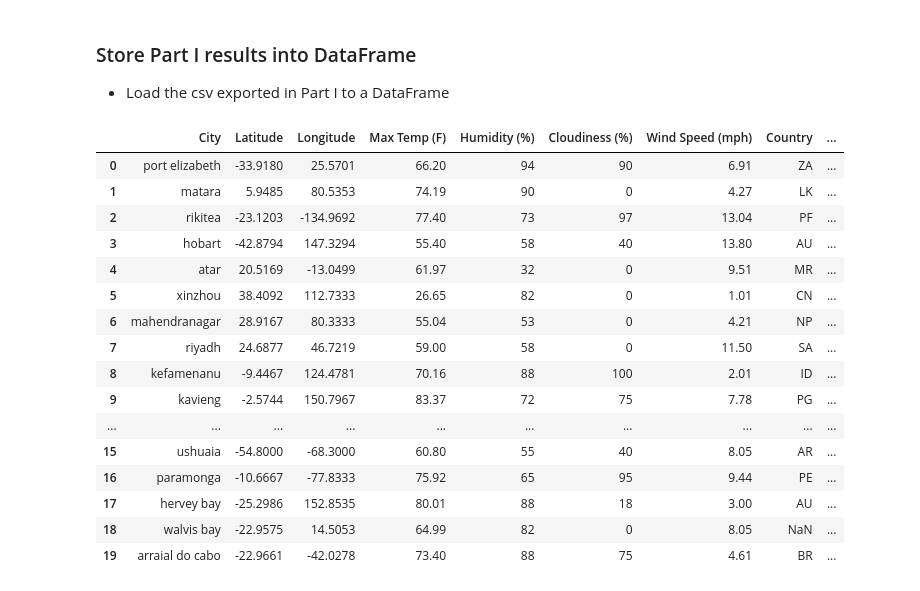
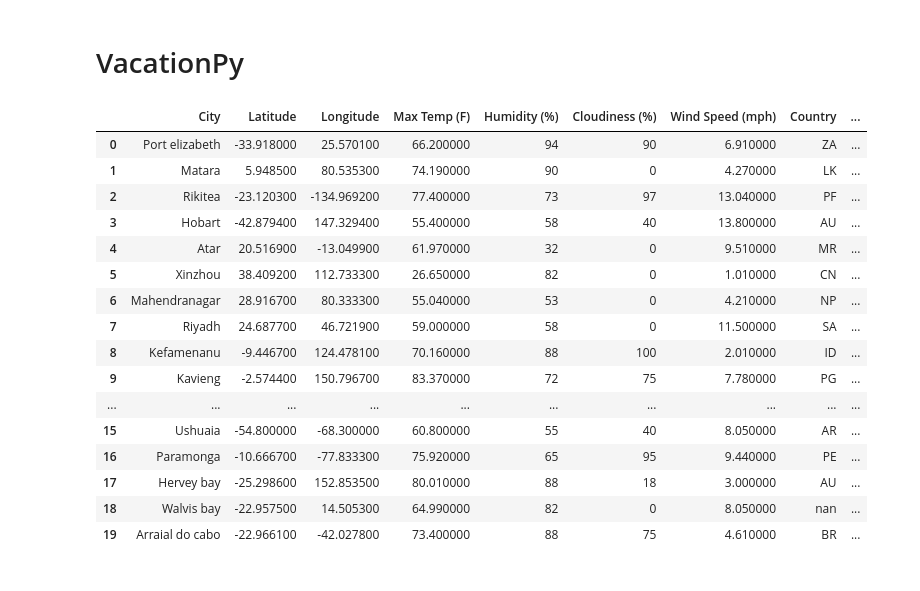
Before and after one commit to gucaselo/python-api, a Jupyter notebook: VacationPy/VacationPy.ipynb, the cells around one changed output. Cells and saved outputs as stored; diff of their text form; code cells hidden in the pictures.

```diff
--- a/VacationPy/VacationPy.ipynb
+++ b/VacationPy/VacationPy.ipynb
@@ -9,3 +1,5 @@
+# %% [markdown]
+# VacationPy
 # %%
 # Dependencies and Setup
 import matplotlib.pyplot as plt
@@ -21,27 +15,32 @@ from api_keys import g_key
 
 # Configure gmaps
 gmaps.configure(api_key=g_key)
-# %% [markdown]
-### Store Part I results into DataFrame
-* Load the csv exported in Part I to a DataFrame
+# %%
+#Align text to the left
+def left_align(df):
+    left_aligned_df = df.style.set_properties(**{'text-align': 'left'}).set_table_styles(
+        [ dict(selector='th', props=[('text-align', 'left')] ) ])
+
+    return left_aligned_df
 # %%
+#Import csv from WeatherPy and create a Data Frame
 weatherpy_df = pd.read_csv('../output_data/cities.csv')
-weatherpy_df.head(20)
+left_align(weatherpy_df.head(20))
 # %% [output]
 |  | City | Latitude | Longitude | Max Temp (F) | Humidity (%) | Cloudiness (%) | Wind Speed (mph) | Country | ... |
-| 0 | port elizabeth | -33.9180 | 25.5701 | 66.20 | 94 | 90 | 6.91 | ZA | ... |
-| 1 | matara | 5.9485 | 80.5353 | 74.19 | 90 | 0 | 4.27 | LK | ... |
-| 2 | rikitea | -23.1203 | -134.9692 | 77.40 | 73 | 97 | 13.04 | PF | ... |
-| 3 | hobart | -42.8794 | 147.3294 | 55.40 | 58 | 40 | 13.80 | AU | ... |
-| 4 | atar | 20.5169 | -13.0499 | 61.97 | 32 | 0 | 9.51 | MR | ... |
-| 5 | xinzhou | 38.4092 | 112.7333 | 26.65 | 82 | 0 | 1.01 | CN | ... |
-| 6 | mahendranagar | 28.9167 | 80.3333 | 55.04 | 53 | 0 | 4.21 | NP | ... |
-| 7 | riyadh | 24.6877 | 46.7219 | 59.00 | 58 | 0 | 11.50 | SA | ... |
-| 8 | kefamenanu | -9.4467 | 124.4781 | 70.16 | 88 | 100 | 2.01 | ID | ... |
-| 9 | kavieng | -2.5744 | 150.7967 | 83.37 | 72 | 75 | 7.78 | PG | ... |
+| 0 | Port elizabeth | -33.918000 | 25.570100 | 66.200000 | 94 | 90 | 6.910000 | ZA | ... |
+| 1 | Matara | 5.948500 | 80.535300 | 74.190000 | 90 | 0 | 4.270000 | LK | ... |
+| 2 | Rikitea | -23.120300 | -134.969200 | 77.400000 | 73 | 97 | 13.040000 | PF | ... |
+| 3 | Hobart | -42.879400 | 147.329400 | 55.400000 | 58 | 40 | 13.800000 | AU | ... |
+| 4 | Atar | 20.516900 | -13.049900 | 61.970000 | 32 | 0 | 9.510000 | MR | ... |
+| 5 | Xinzhou | 38.409200 | 112.733300 | 26.650000 | 82 | 0 | 1.010000 | CN | ... |
+| 6 | Mahendranagar | 28.916700 | 80.333300 | 55.040000 | 53 | 0 | 4.210000 | NP | ... |
+| 7 | Riyadh | 24.687700 | 46.721900 | 59.000000 | 58 | 0 | 11.500000 | SA | ... |
+| 8 | Kefamenanu | -9.446700 | 124.478100 | 70.160000 | 88 | 100 | 2.010000 | ID | ... |
+| 9 | Kavieng | -2.574400 | 150.796700 | 83.370000 | 72 | 75 | 7.780000 | PG | ... |
 | ... | ... | ... | ... | ... | ... | ... | ... | ... | ... |
-| 15 | ushuaia | -54.8000 | -68.3000 | 60.80 | 55 | 40 | 8.05 | AR | ... |
-| 16 | paramonga | -10.6667 | -77.8333 | 75.92 | 65 | 95 | 9.44 | PE | ... |
-| 17 | hervey bay | -25.2986 | 152.8535 | 80.01 | 88 | 18 | 3.00 | AU | ... |
-| 18 | walvis bay | -22.9575 | 14.5053 | 64.99 | 82 | 0 | 8.05 | NaN | ... |
-| 19 | arraial do cabo | -22.9661 | -42.0278 | 73.40 | 88 | 75 | 4.61 | BR | ... |
+| 15 | Ushuaia | -54.800000 | -68.300000 | 60.800000 | 55 | 40 | 8.050000 | AR | ... |
+| 16 | Paramonga | -10.666700 | -77.833300 | 75.920000 | 65 | 95 | 9.440000 | PE | ... |
+| 17 | Hervey bay | -25.298600 | 152.853500 | 80.010000 | 88 | 18 | 3.000000 | AU | ... |
+| 18 | Walvis bay | -22.957500 | 14.505300 | 64.990000 | 82 | 0 | 8.050000 | nan | ... |
+| 19 | Arraial do cabo | -22.966100 | -42.027800 | 73.400000 | 88 | 75 | 4.610000 | BR | ... |
```
Also changed, not shown: parts of 16 cells of this notebook, 2 other files.
